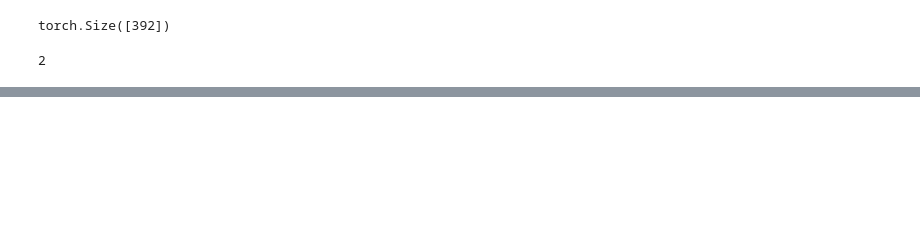
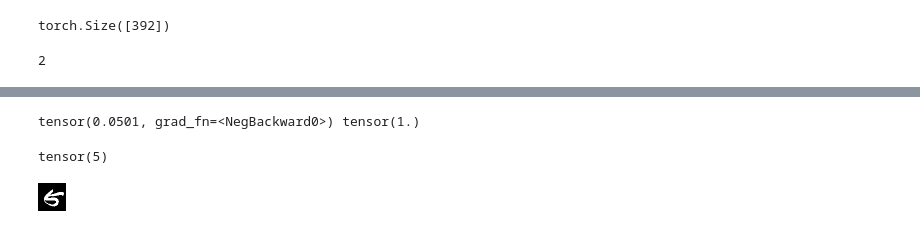
Before and after one commit to shoaibkhanz/fsdl-text-recognizer-2022-labs, a Jupyter notebook: lab01/notebooks/lab01_pytorch_self.ipynb, the cells around one changed output, grey strips where cells are left out. Saved outputs shown, nothing was run; the diff lists cells and outputs as text; code cells hidden in the pictures; blank space fills up the shorter version.

```diff
--- a/lab01/notebooks/lab01_pytorch_self.ipynb
+++ b/lab01/notebooks/lab01_pytorch_self.ipynb
@@ -78,11 +79,11 @@ bias = torch.zeros(10,requires_grad=True)
 def linear(x: torch.Tensor) -> torch.Tensor:
     return x @ weights + bias
 # %%
-def logsoftmax(x: torch.Tensor):
-    return x - torch.log(torch.sum(torch.exp(x),axis=1))[:,None]
+def log_softmax(x: torch.Tensor) -> torch.Tensor:
+    return x - torch.log(torch.sum(torch.exp(x), axis=1))[:, None]
+
+def model(xb: torch.Tensor) -> torch.Tensor:
+    return log_softmax(linear(xb))
-# %%
-def model(x: torch.Tensor):
-    return logsoftmax(linear(x))
 # %%
 #64*784 , 784 * 10
 #64 * 10, 10
@@ -100,0 +192,16 @@ tensor([-2.7050, -2.3431, -2.2415, -2.3054, -2.4837, -2.8456, -2.2032, -1.7082,
+# %%
+print(loss_func(model(xb), yb), accuracy(model(xb), yb))
+# %% [output]
+tensor(0.0501, grad_fn=<NegBackward0>) tensor(1.)
+# %%
+# re-execute this cell for more samples
+idx = random.randint(0, len(x_train))
+example = x_train[idx:idx+1]
+
+out = model(example)
+
+print(out.argmax())
+wandb.Image(example.reshape(28, 28)).image
+# %% [output]
+tensor(5)
+[figure, added]
```
Also changed, not shown: parts of 16 cells of this notebook.
